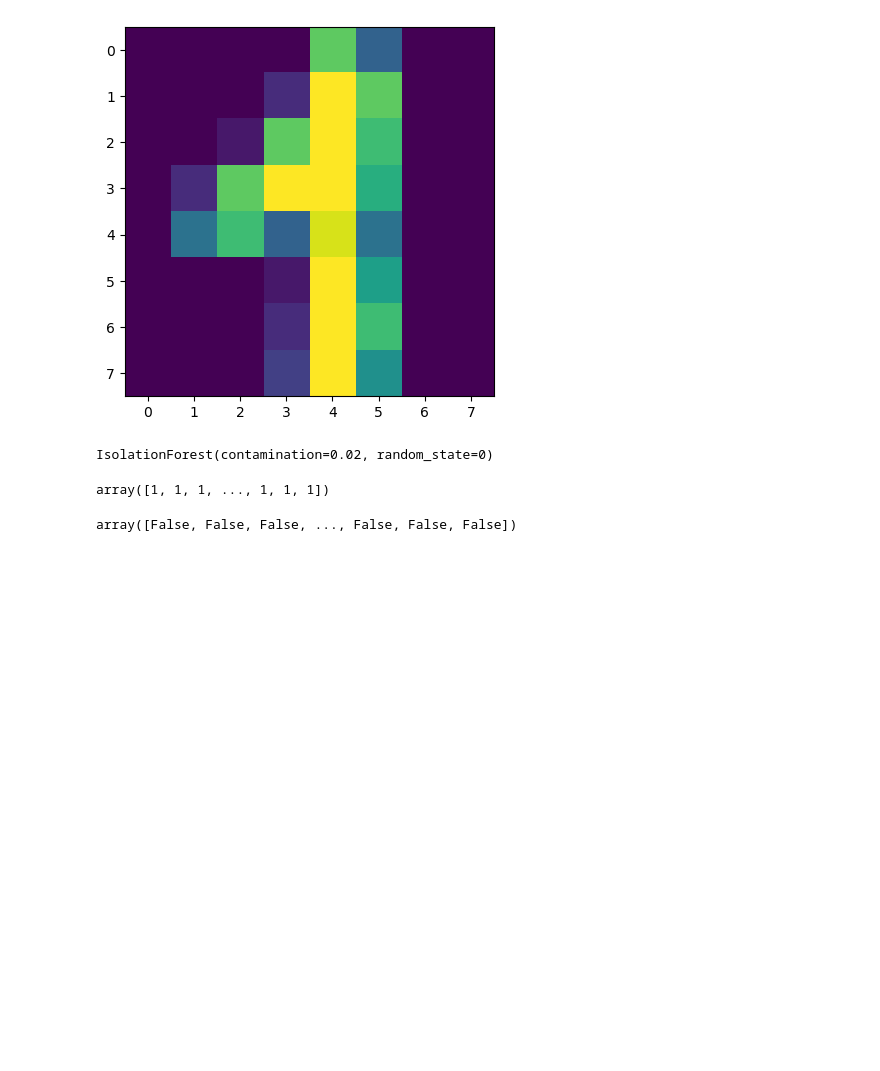
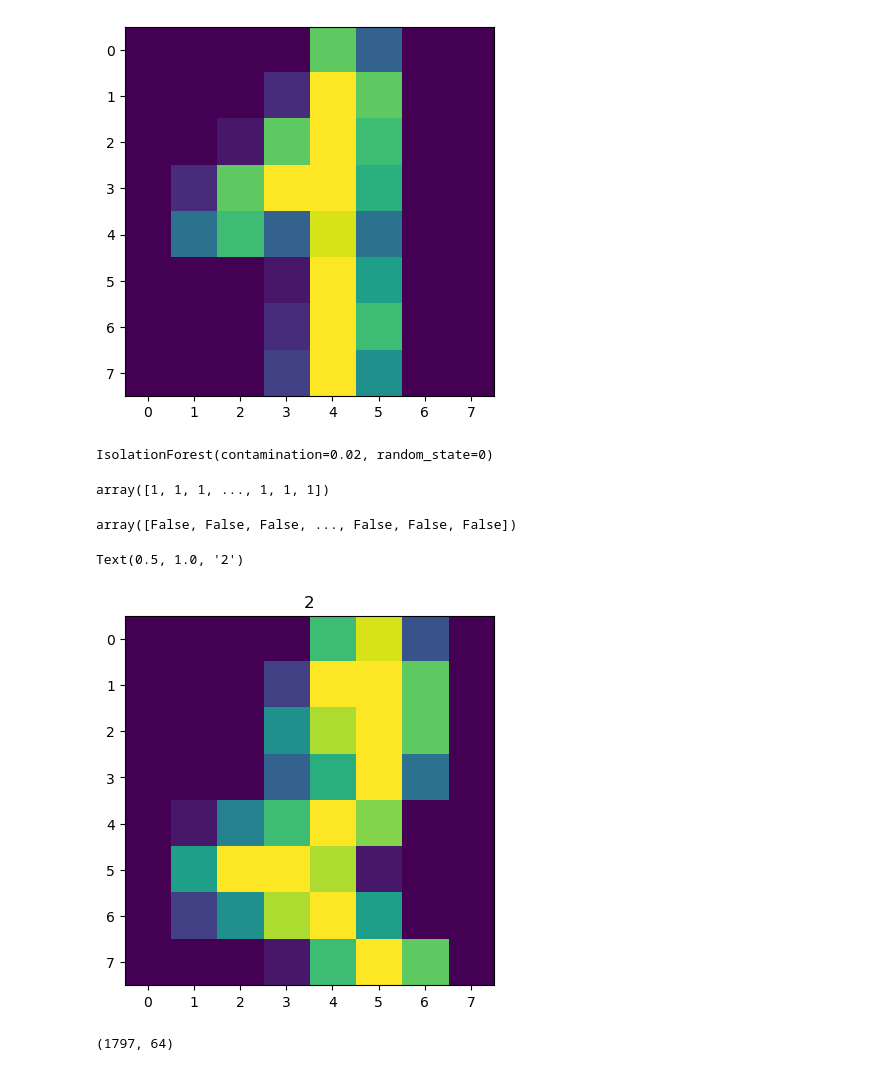
Before and after one commit to lorida0777/apprentissage_non_supervise, a Jupyter notebook: Decontamination_Digits.ipynb, the cells around one changed output. Saved outputs shown, nothing was run; the diff lists cells and outputs as text; code cells hidden in the pictures; blank space fills up the shorter version.

```diff
--- a/Decontamination_Digits.ipynb
+++ b/Decontamination_Digits.ipynb
@@ -36,4 +36,8 @@ outliers
 # %% [output]
 array([False, False, False, ..., False, False, False])
 # %%
-plt.imshow(images[outliers])
+plt.imshow(images[outliers][0])
+plt.title(y[outliers][0])
+# %% [output]
+Text(0.5, 1.0, '2')
+[figure, added]
@@ -39,0 +46,4 @@ plt.imshow(images[outliers])
+# %%
+X.shape
+# %% [output]
+(1797, 64)
```
Also changed, not shown: parts of 2 cells of this notebook.
